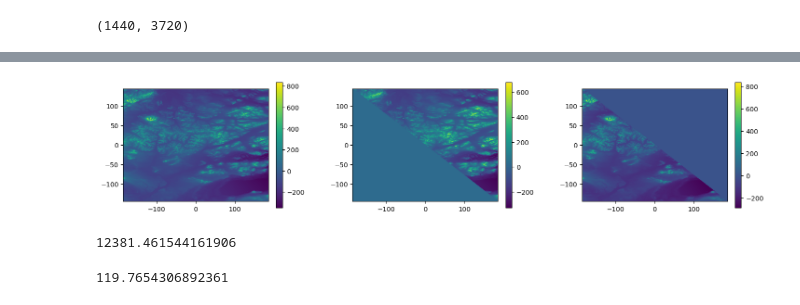
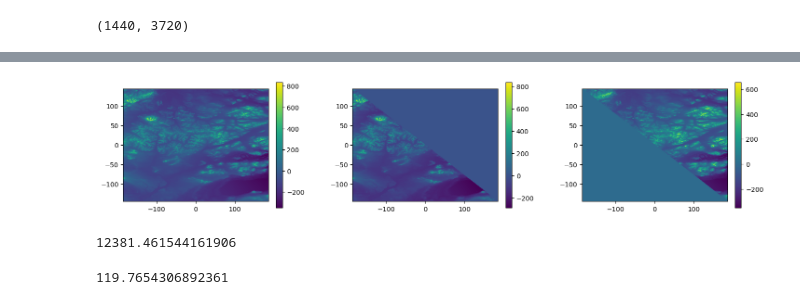
Before and after one commit to ray-chew/pyCSAM, a Jupyter notebook: notebooks/orog_delaunay.ipynb, the cells around one changed output, grey strips where cells are left out. Saved outputs shown, nothing was run; the diff lists cells and outputs as text; code cells hidden in the pictures.

```diff
--- a/notebooks/orog_delaunay.ipynb
+++ b/notebooks/orog_delaunay.ipynb
@@ -340,8 +292,6 @@ for cnt, idx in enumerate(range(4,6)):
 
     get_lat_lon_segments(tri_lat_verts[idx], tri_lon_verts[idx], cell, topo)
 
-    print(get_size(cell))
-
     # do fourier...
     fobj.do_full(cell)
     am, data_recons = lin_reg.do(fobj, cell, lmbda = 0.5)
@@ -350,13 +300,25 @@ for cnt, idx in enumerate(range(4,6)):
     freqs = np.abs(fobj.ampls)
 
     fq_cpy = np.copy(freqs)
+    total_power = fq_cpy.sum()
+    print(total_power)
 
     indices = []
-    for _ in range(20):
+    max_ampls = []
+    for ii in range(50):
         max_idx = np.unravel_index(fq_cpy.argmax(), fq_cpy.shape)
         indices.append(max_idx)
+        max_ampls.append(fq_cpy[max_idx])
+        max_val = fq_cpy[max_idx]
         fq_cpy[max_idx] = 0.0
 
+        # if sum(max_ampls) >= 0.5 * total_power:
+        #     break
+        if max_val < 0.01 * total_power:
+            break
+
+
+    print(max_ampls)
     k_idxs = [pair[1] for pair in indices]
     l_idxs = [pair[0] for pair in indices]
 
@@ -398,56 +362,4 @@ computing idx: 5
 # %%
-# class ideal_pmf(object):
-
-#     def __init__(self, **kwarg):
-#         self.N = 0.02       # reference brunt-väisälä frequnecy [s^{-1}]
-#         self.U = -10.0      # reference horizontal wind [m s^{-1}]
-#         self.V = 2.0        # reference vertical wind [m s^{-1}]
-#         self.AE = 6371.0008 * 1E3 # Earth's radius in [m]
-
-#         # If keyword arguments are specified, we use those values...
-#         for key, value in kwarg:
-#             setattr(self, key, value)
-
-#     def compute_uw_pmf(self, analysis):
-#         N = self.N
-#         U = self.U
-#         V = self.V
-
-#         wlat = analysis.wlat
-#         wlon = analysis.wlon
-
-#         kks = analysis.kks #* 2.0 * np.pi
-#         lls = analysis.lls #* 2.0 * np.pi
-
-#         # kks = kks / kks.size
-#         # lls = lls / lls.size
-
-#         if ((kks.ndim == 1) and (lls.ndim == 1)):
-#             print(True)
-#             ampls = analysis.ampls[np.nonzero(analysis.ampls)]
-#         else:
-#             ampls = analysis.ampls
-
-#         wla = wlat * self.AE
-#         wlo = wlon * self.AE
-
-#         kks = kks / wlo
-#         lls = lls / wla
-
-#         omsq = (-kks * U -lls * V)**2
-
-#         mms = np.sqrt((N**2 * (kks**2 + lls**2) / omsq) - (kks**2 + lls**2))
-
-#         # wave-action density
-#         Ag = 0.5 * ( ampls**2 * N**2 / np.sqrt(omsq) )
-
-#         # group velocity in z-direction
-#         cgz = self.N * kks * mms / (kks**2 + mms**2)**(3/2)
-
-#         uw_pmf = (Ag * kks * cgz).sum()
-
-#         return uw_pmf
-
 ampls = np.fft.fft2(cell.topo - cell.topo.mean())
 ampls = np.abs(ampls) / cell.topo.size
 freqs = np.copy(ampls)
@@ -458,12 +370,8 @@ wlat = np.diff(cell.lat).max()
 wlon = np.diff(cell.lon).max()
 
 sz = cell.topo.size
-kks = np.fft.fftfreq(cell.topo.shape[1]) #* cell.topo.shape[1]
-# kks = np.fft.fftshift(kks)
-lls = np.fft.fftfreq(cell.topo.shape[0]) #* cell.topo.shape[0]
-
-print(ampls.shape)
-print(kks.shape, lls.shape)
+kks = np.fft.fftfreq(cell.topo.shape[1])
+lls = np.fft.fftfreq(cell.topo.shape[0])
 
 kkg, llg = np.meshgrid(kks, lls)
 
@@ -479,20 +387,22 @@ ideal = physics.ideal_pmf()
 uw_ref = ideal.compute_uw_pmf(analysis)
 print(uw_ref)
 
-cell0 = all_cells[0]
-
 uw0 = ideal.compute_uw_pmf(all_cells[0].analysis) #* all_cells[0].topo_m.size
 uw1 = ideal.compute_uw_pmf(all_cells[1].analysis) #* all_cells[1].topo_m.size
 
-uw01 = (uw0 + uw1) #/ all_cells[0].topo.size
+uw01 = 0.5 * (uw0 + uw1) #/ all_cells[0].topo.size
 print(uw0, uw1, uw01)
+
+
+cell0 = all_cells[0]
+cell1 = all_cells[1]
 
 fs = (18,5)
 fig, axs = plt.subplots(1,3, figsize=fs)
 fig_obj = plotter.fig_obj(fig, fobj.nhar_i, fobj.nhar_j)
 axs[0] = fig_obj.phys_panel(axs[0], cell.topo)
-axs[1] = fig_obj.phys_panel(axs[1], topo_tri)
-axs[2] = fig_obj.phys_panel(axs[2], cell.topo * cell0.mask)
+axs[1] = fig_obj.phys_panel(axs[1], cell.topo * cell0.mask)
+axs[2] = fig_obj.phys_panel(axs[2], cell.topo * cell1.mask)
 # axs[2] = fig_obj.freq_panel(axs[2], np.fft.fftshift(freqs), nhi=cell.topo.shape[1], nhj=cell.topo.shape[0])
 plt.show()
 
@@ -508,4 +416,4 @@ True
-[figure, old version]
+[figure, new version]
 12381.461544161906
 # %%
 print(ampls.max())
```
Also changed, not shown: parts of 5 cells of this notebook.
